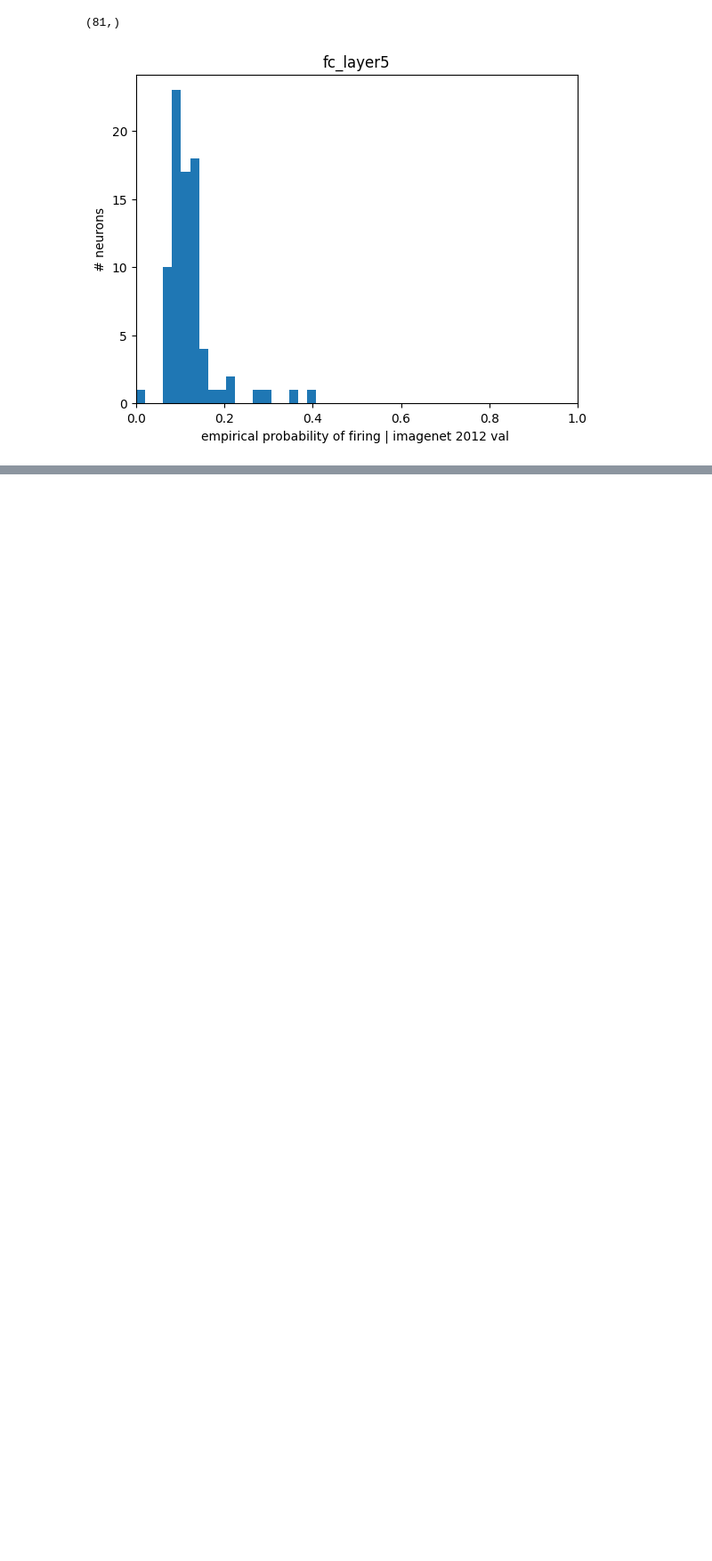
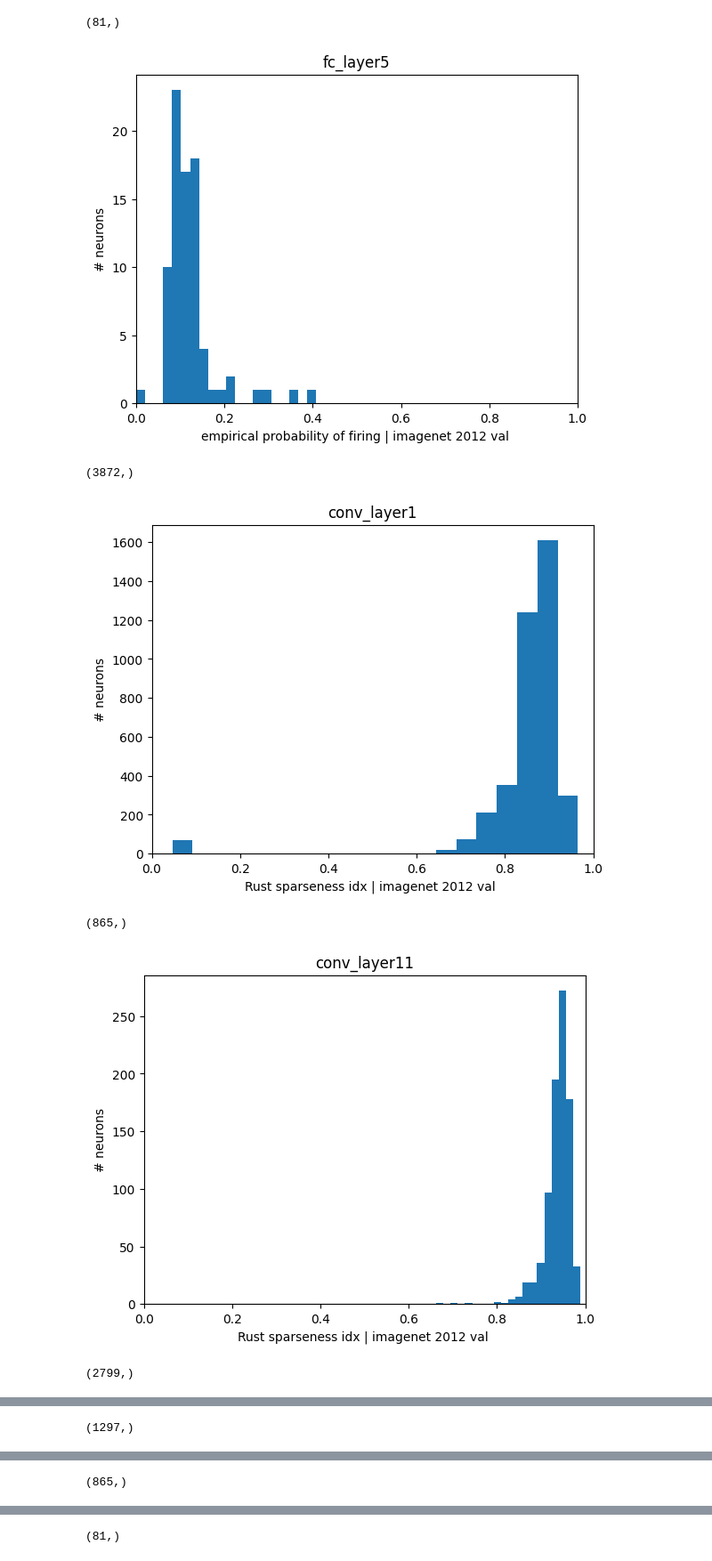
Before and after one commit to TizianoCausin01/exp_set, a Jupyter notebook: python_scripts/scripts/plot_freq.ipynb, the cells around one changed output, grey strips where cells are left out. Shown at 89% size. Drawn from its saved outputs; the diff is of its cells as text; code cells hidden in the pictures; blank space fills up the shorter version.

```diff
--- a/python_scripts/scripts/plot_freq.ipynb
+++ b/python_scripts/scripts/plot_freq.ipynb
@@ -30,3 +30,20 @@ with h5py.File(f"{path2res}/prob_{mod_name}.h5", 'r') as f:
 [figure]
 (81,)
 [figure]
+# %%
+with h5py.File(f"{path2res}/rust_sparseness_{mod_name}.h5", 'r') as f:
+    for k, v in f.items():
+        print(v.shape)
+        plt.hist(v, bins=20)
+        plt.xlabel('Rust sparseness idx | imagenet 2012 val ')
+        plt.ylabel('# neurons')
+        plt.xlim(0,1)
+        plt.title(k)
+        plt.savefig(f"{path2figs}/{mod_name}_rust_sparseness_{k}.png")
+        plt.show()
+# %% [output]
+(3872,)
+[figure, added]
+(865,)
+[figure, added]
+(2799,)
@@ -32,0 +51 @@ with h5py.File(f"{path2res}/prob_{mod_name}.h5", 'r') as f:
+(1297,)
@@ -32,0 +53 @@ with h5py.File(f"{path2res}/prob_{mod_name}.h5", 'r') as f:
+(865,)
@@ -32,0 +55 @@ with h5py.File(f"{path2res}/prob_{mod_name}.h5", 'r') as f:
+(81,)
```
Also changed, not shown: parts of 1 cell of this notebook, 3 other files.
